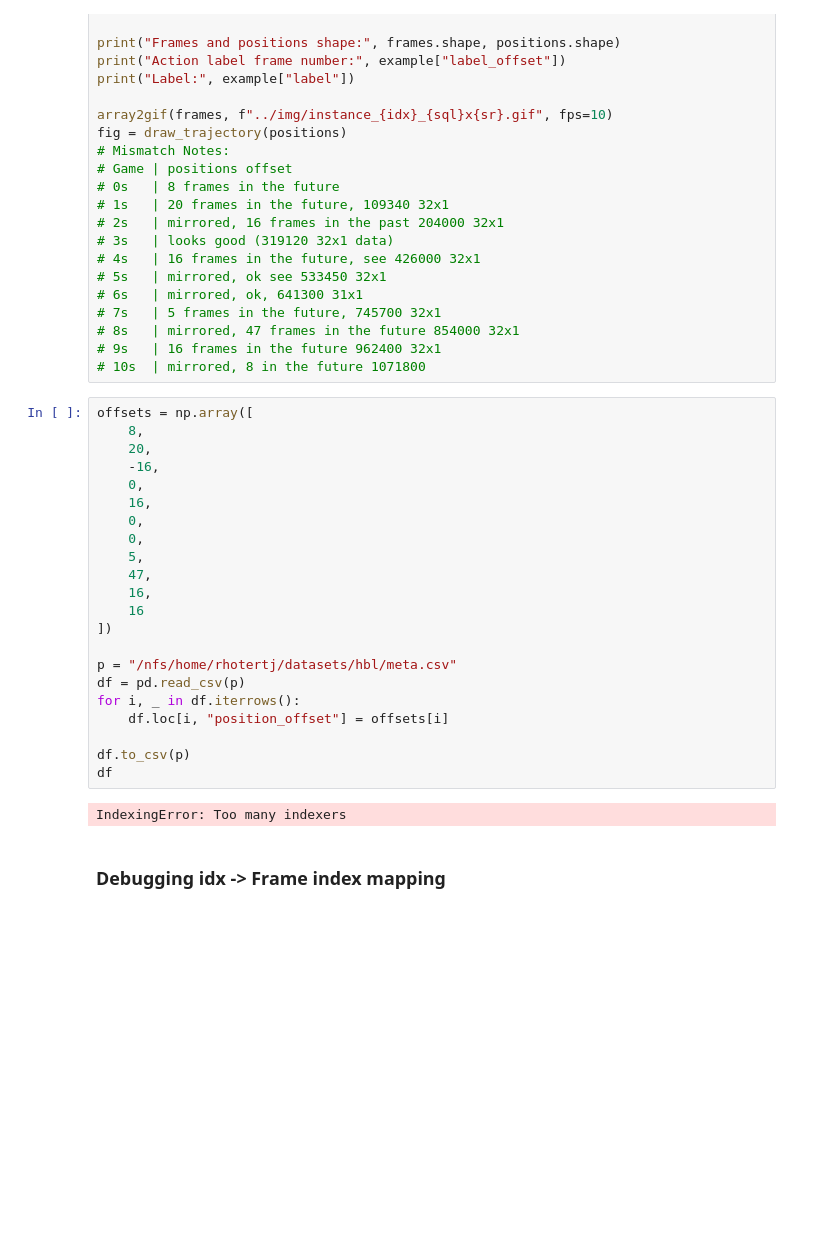
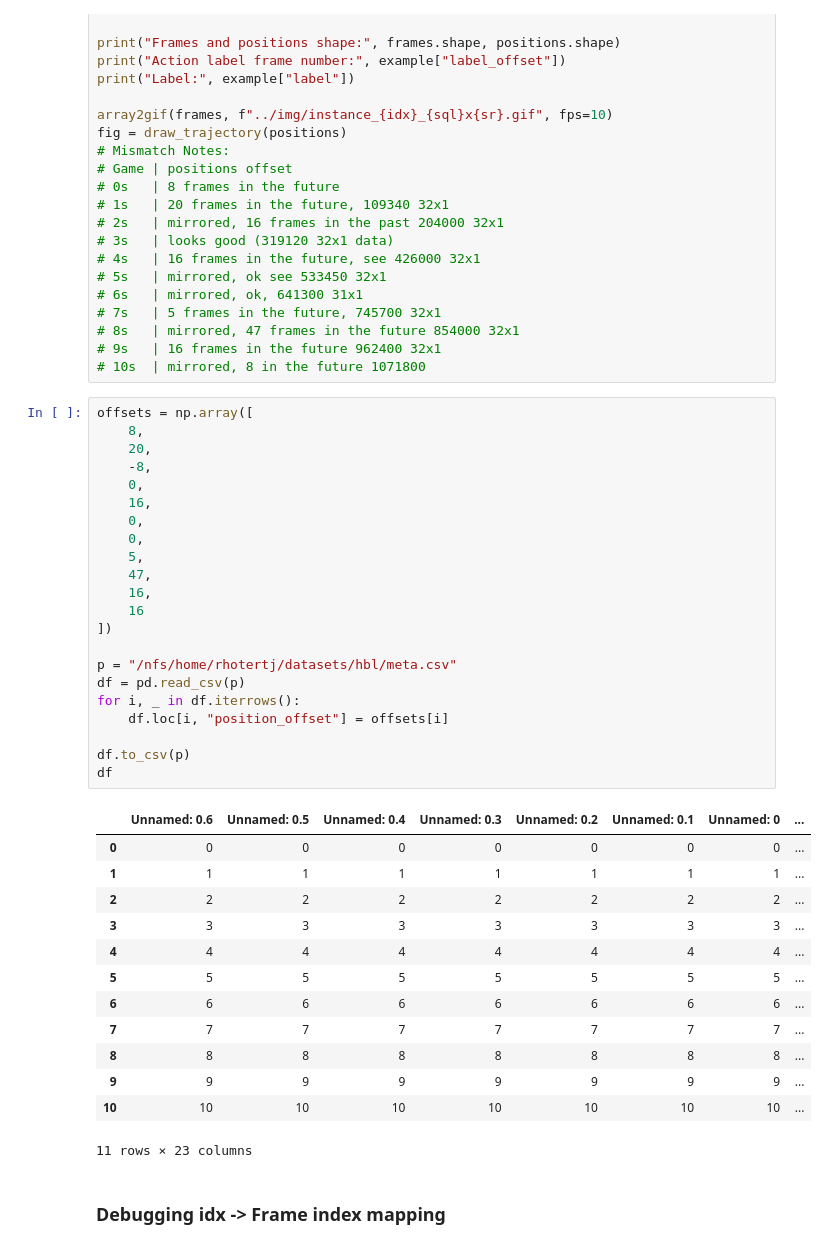
Before and after one commit to rhotertj/thesis, a Jupyter notebook: dataset/visualize.ipynb, the cells around one changed output. Saved outputs shown, nothing was run; the diff lists cells and outputs as text; blank space fills up the shorter version.

```diff
--- a/dataset/visualize.ipynb
+++ b/dataset/visualize.ipynb
@@ -104,27 +104,39 @@ fig = draw_trajectory(positions)
 # %%
 offsets = np.array([
     8,
     20,
-    -16,
+    -8,
     0,
     16,
     0,
     0,
     5,
     47,
     16,
     16
 ])
 
 p = "/nfs/home/rhotertj/datasets/hbl/meta.csv"
 df = pd.read_csv(p)
 for i, _ in df.iterrows():
     df.loc[i, "position_offset"] = offsets[i]
 
 df.to_csv(p)
 df
 # %% [output]
+|  | Unnamed: 0.6 | Unnamed: 0.5 | Unnamed: 0.4 | Unnamed: 0.3 | Unnamed: 0.2 | Unnamed: 0.1 | Unnamed: 0 | ... |
+| 0 | 0 | 0 | 0 | 0 | 0 | 0 | 0 | ... |
+| 1 | 1 | 1 | 1 | 1 | 1 | 1 | 1 | ... |
+| 2 | 2 | 2 | 2 | 2 | 2 | 2 | 2 | ... |
+| 3 | 3 | 3 | 3 | 3 | 3 | 3 | 3 | ... |
+| 4 | 4 | 4 | 4 | 4 | 4 | 4 | 4 | ... |
+| 5 | 5 | 5 | 5 | 5 | 5 | 5 | 5 | ... |
+| 6 | 6 | 6 | 6 | 6 | 6 | 6 | 6 | ... |
+| 7 | 7 | 7 | 7 | 7 | 7 | 7 | 7 | ... |
+| 8 | 8 | 8 | 8 | 8 | 8 | 8 | 8 | ... |
+| 9 | 9 | 9 | 9 | 9 | 9 | 9 | 9 | ... |
+| 10 | 10 | 10 | 10 | 10 | 10 | 10 | 10 | ... |
-IndexingError: Too many indexers
+11 rows × 23 columns
 # %% [markdown]
 ### Debugging idx -> Frame index mapping
 # %%
```
Also changed, not shown: parts of 2 cells of this notebook, 1 other file.
